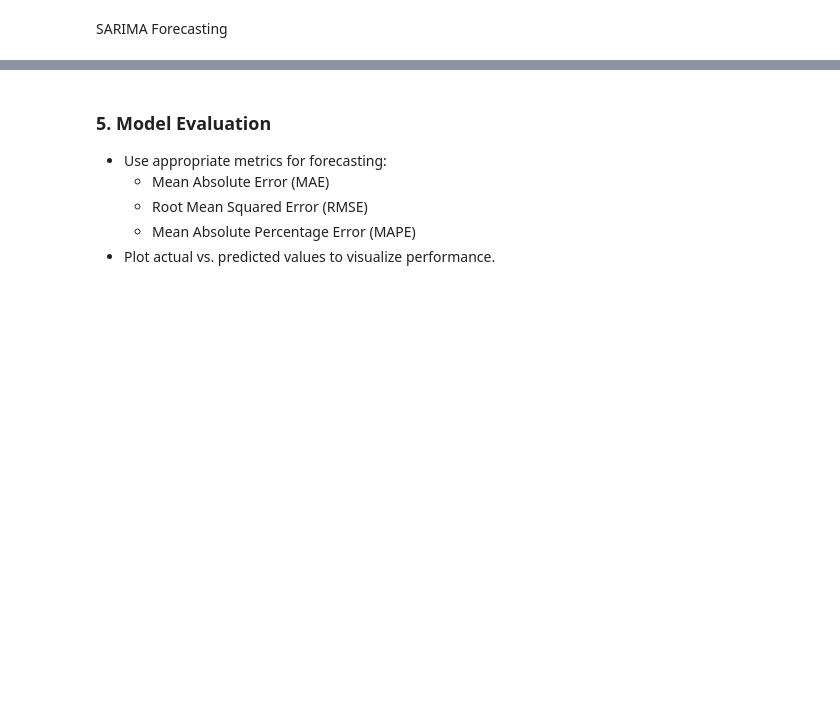
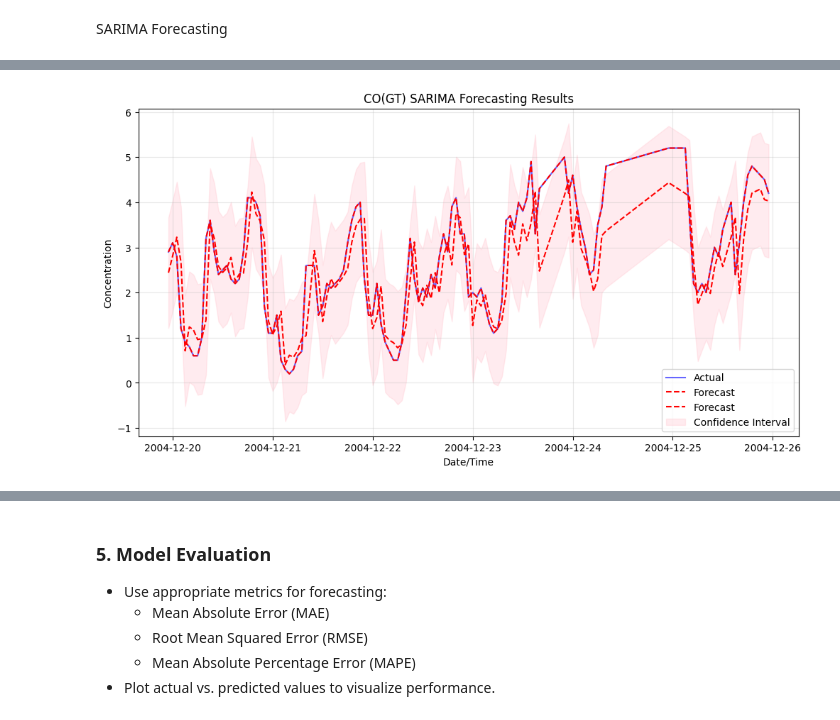
Before and after one commit to avimallik/co_and_no2_time_series_forecasting, a Jupyter notebook: co_and_no2_time_series_forecasting.ipynb, the cells around one changed output, grey strips where cells are left out. Cells and saved outputs as stored; diff of their text form; code cells hidden in the pictures; blank space fills up the shorter version.

```diff
--- a/co_and_no2_time_series_forecasting.ipynb
+++ b/co_and_no2_time_series_forecasting.ipynb
@@ -765,0 +742,3 @@ df_forecast.head(10)
+# %%
+df_forecast_co = forecasting.run_forecast(y_test_co, X_test_co, co_result, 'CO')
+df_forecast_co.head(20)
@@ -765,0 +764,24 @@ df_forecast.head(10)
+# %%
+def forecast_plot(yTest, df_forecast, conf_int, col_name):
+    plt.figure(figsize=(12, 6))
+
+    y_true = yTest.iloc[:120]
+    y_pred = df_forecast.iloc[:120]
+    ci = conf_int.iloc[:120]
+
+    plt.plot(y_true.index, y_true.values, label='Actual', color='blue', alpha=0.6)
+    plt.plot(y_true.index, y_pred.values, label='Forecast', color='red', linestyle='--')
+
+    plt.fill_between(y_true.index,
+                     ci.iloc[:, 0],
+                     ci.iloc[:, 1], color='pink', alpha=0.3, label='Confidence Interval')
+
+    plt.title(f'{col_name} SARIMA Forecasting Results')
+    plt.xlabel('Date/Time')
+    plt.ylabel('Concentration')
+    plt.legend()
+    plt.grid(True, alpha=0.3)
+    plt.show()
+# %%
+co_confidence_interval = forecasting.results['CO']['conf_interval']
+no2_confidence_interval = forecasting.results['NO2']['conf_interval']
@@ -765,0 +806,8 @@ df_forecast.head(10)
+# %%
+# forecast plot for CO
+forecast_plot(y_test_co,
+              df_forecast_co,
+              co_confidence_interval,
+              'CO(GT)')
+# %% [output]
+[figure, added]
```
Also changed, not shown: parts of 14 cells of this notebook, 2 other files.
